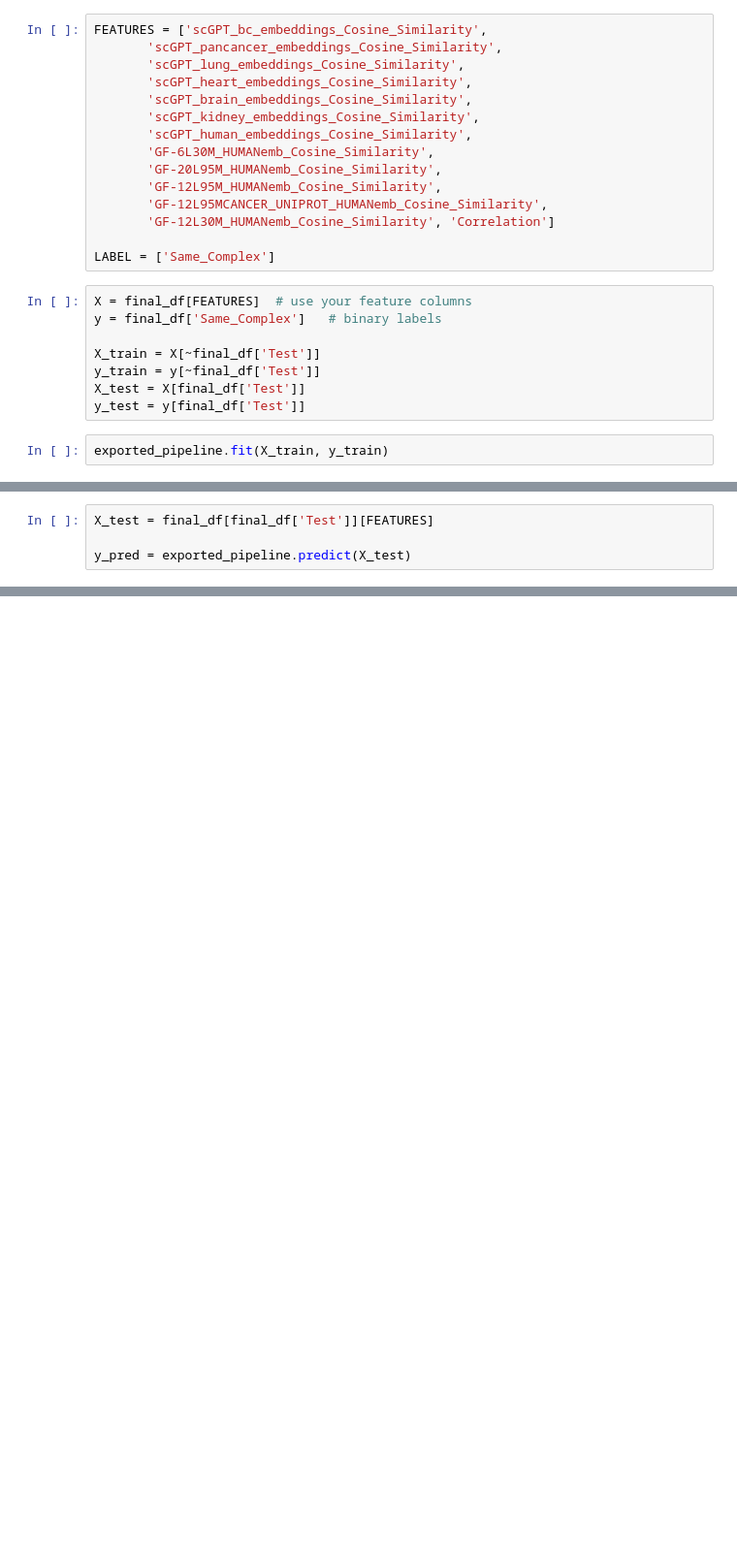
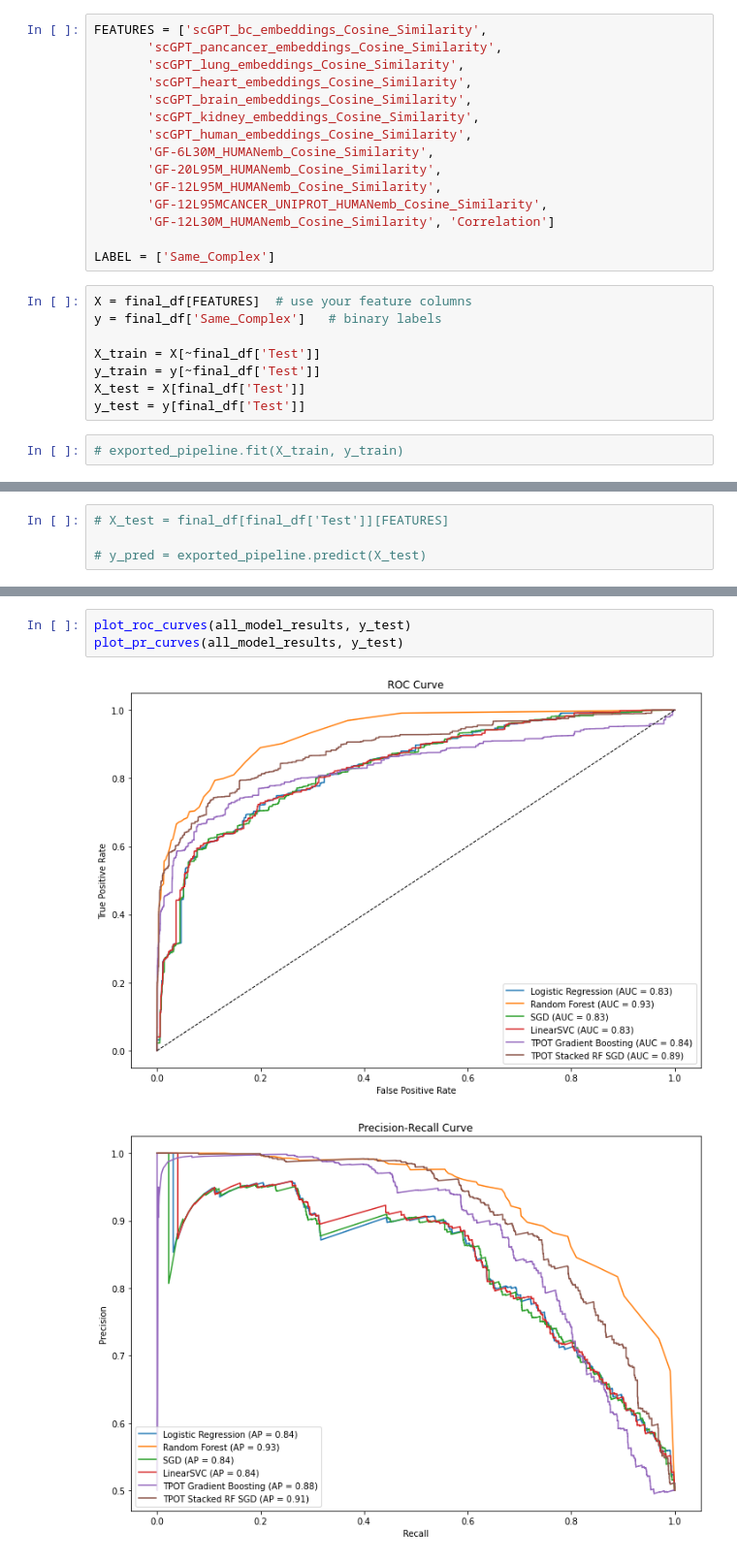
Before and after one commit to briannaflynn/gene_embedding_analysis, a Jupyter notebook: final_model.ipynb, the cells around one changed output, grey strips where cells are left out. Shown: that part at 97% size. Cells and saved outputs as stored; diff of their text form; blank space fills up the shorter version.

```diff
--- a/final_model.ipynb
+++ b/final_model.ipynb
@@ -129,4 +146,4 @@ y_train = y[~final_df['Test']]
 X_test = X[final_df['Test']]
 y_test = y[final_df['Test']]
 # %%
-exported_pipeline.fit(X_train, y_train)
+# exported_pipeline.fit(X_train, y_train)
@@ -143,5 +152,5 @@ GradientBoostingClassifier(learning_rate=0.5, max_depth=10,
 # %%
-X_test = final_df[final_df['Test']][FEATURES]
+# X_test = final_df[final_df['Test']][FEATURES]
 
-y_pred = exported_pipeline.predict(X_test)
+# y_pred = exported_pipeline.predict(X_test)
 # %%
@@ -272,0 +654,6 @@ plt.show()
+# %%
+plot_roc_curves(all_model_results, y_test)
+plot_pr_curves(all_model_results, y_test)
+# %% [output]
+[figure, added]
+[figure, added]
```
Also changed, not shown: parts of 43 cells of this notebook, 2 other files.
